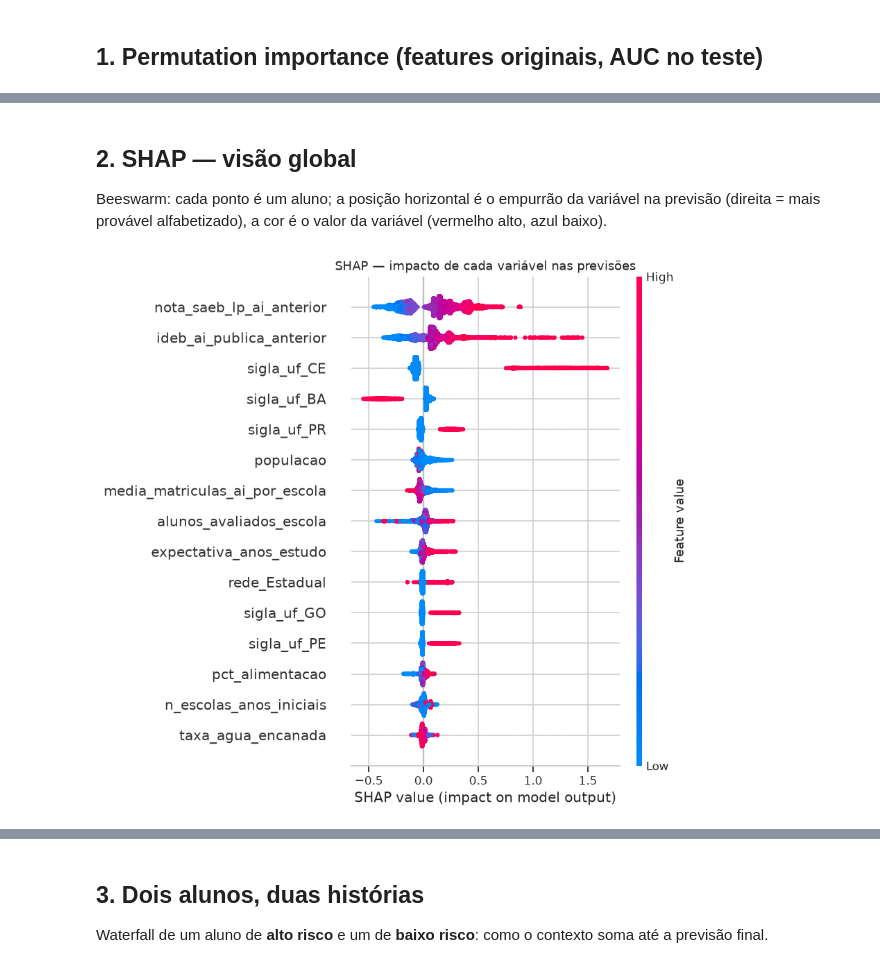
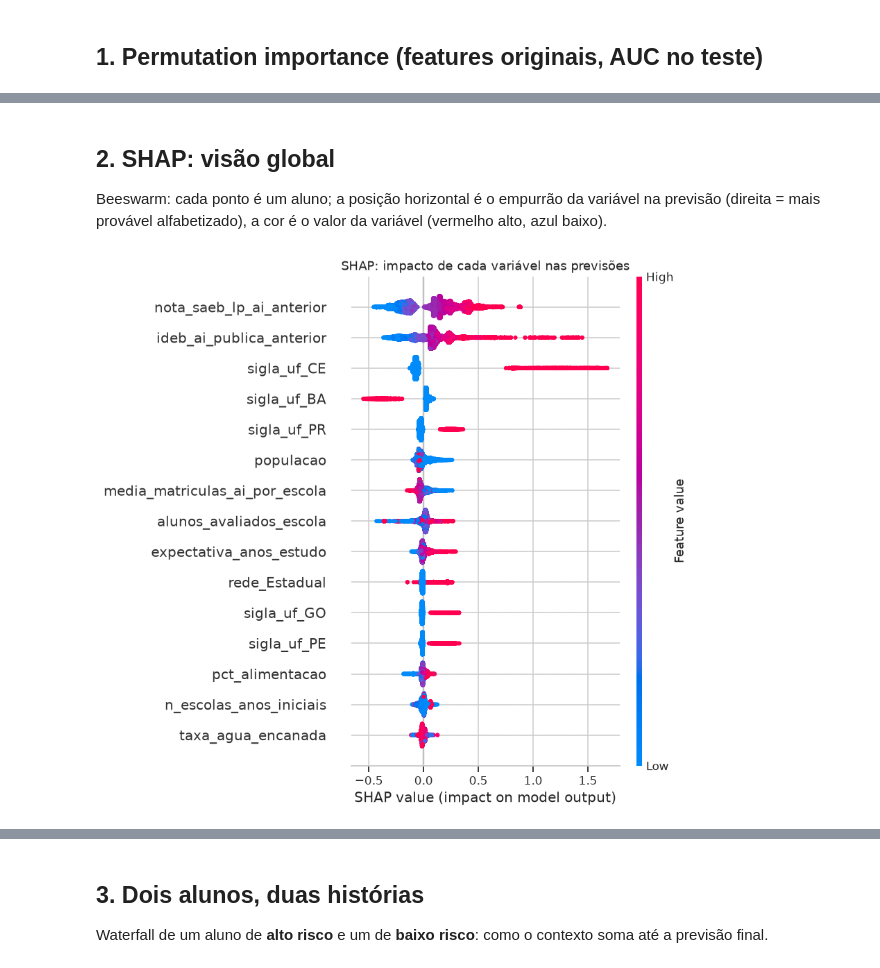
Before and after one commit to LucaOliveiraPrado/tech-challenge-fase3, a Jupyter notebook: notebooks/03_interpretabilidade.ipynb, the cells around one changed output, grey strips where cells are left out. Saved outputs shown, nothing was run; the diff lists cells and outputs as text; code cells hidden in the pictures.

```diff
--- a/notebooks/03_interpretabilidade.ipynb
+++ b/notebooks/03_interpretabilidade.ipynb
@@ -69,7 +69,7 @@ idhm                              0.0008
 pct_lab_informatica               0.0008
 dtype: float64
 # %% [markdown]
-## 2. SHAP — visão global
+## 2. SHAP: visão global
 
 Beeswarm: cada ponto é um aluno; a posição horizontal é o empurrão da variável
 na previsão (direita = mais provável alfabetizado), a cor é o valor da variável
@@ -77,24 +77,24 @@ na previsão (direita = mais provável alfabetizado), a cor é o valor da variá
 # %%
 import shap
 
 prep = modelo.named_steps["prep"]
 lgbm = modelo.named_steps["model"]
 Xs = prep.transform(amostra[ALL_FEATURES])
 nomes = prep.get_feature_names_out()
 Xs_dense = pd.DataFrame(
     Xs.toarray() if hasattr(Xs, "toarray") else Xs, columns=nomes)
 
 explainer = shap.TreeExplainer(lgbm)
 sv = explainer(Xs_dense)
 # classificador binário: pega a dimensão da classe positiva se houver
 valores = sv.values if sv.values.ndim == 2 else sv.values[:, :, 1]
 shap.summary_plot(valores, Xs_dense, max_display=15, show=False)
-plt.title("SHAP — impacto de cada variável nas previsões")
+plt.title("SHAP: impacto de cada variável nas previsões")
 plt.tight_layout()
 plt.savefig(IMG / "interp_shap_beeswarm.png", bbox_inches="tight")
 plt.show()
 # %% [output]
-[figure, old version]
+[figure, new version]
 # %%
 media_abs = pd.Series(np.abs(valores).mean(axis=0), index=nomes)
 top = media_abs.sort_values().tail(15)
```
Also changed, not shown: parts of 5 cells of this notebook, 17 other files.
